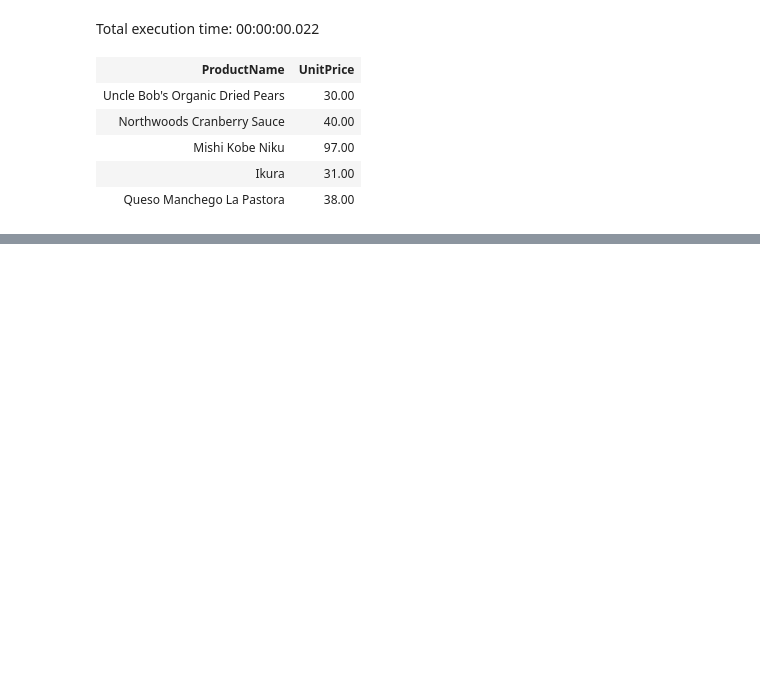
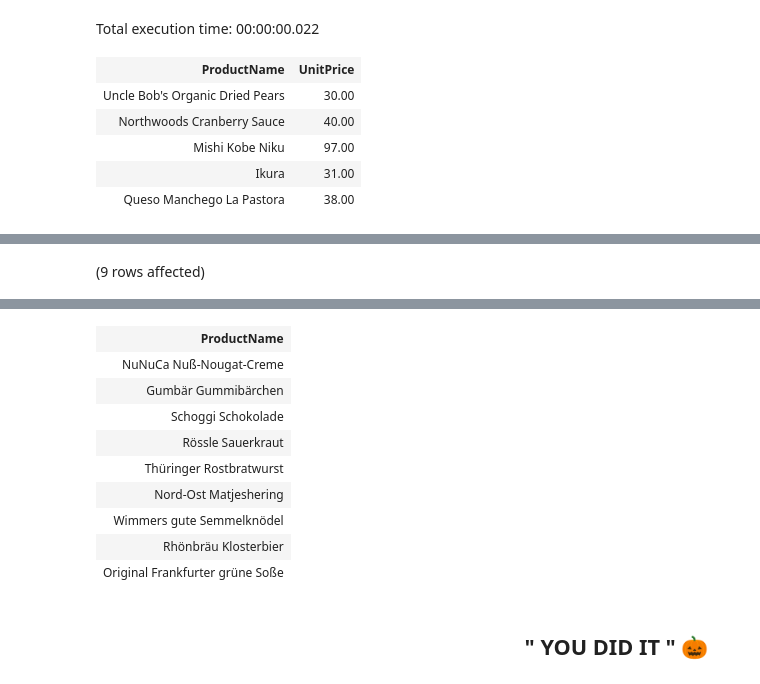
Before and after one commit to Millie1310/SQL, a Jupyter notebook: FinalSQLProject.ipynb, the cells around one changed output, grey strips where cells are left out. Saved outputs shown, nothing was run; the diff lists cells and outputs as text; code cells hidden in the pictures; blank space fills up the shorter version.

```diff
--- a/FinalSQLProject.ipynb
+++ b/FinalSQLProject.ipynb
@@ -621,0 +622,7 @@ Total execution time: 00:00:00.022
+# %%
+SELECT ProductName
+FROM dbo.Products
+WHERE SupplierID IN (SELECT SupplierID FROM dbo.Suppliers WHERE Country = 'Germany')
+;
+# %% [output]
+(9 rows affected)
@@ -621,0 +630,12 @@ Total execution time: 00:00:00.022
+| ProductName |
+| NuNuCa Nuß-Nougat-Creme |
+| Gumbär Gummibärchen |
+| Schoggi Schokolade |
+| Rössle Sauerkraut |
+| Thüringer Rostbratwurst |
+| Nord-Ost Matjeshering |
+| Wimmers gute Semmelknödel |
+| Rhönbräu Klosterbier |
+| Original Frankfurter grüne Soße |
+# %% [markdown]
+##                                                                             **" YOU DID IT " 🎃**
```
Also changed, not shown: parts of 28 cells of this notebook.
